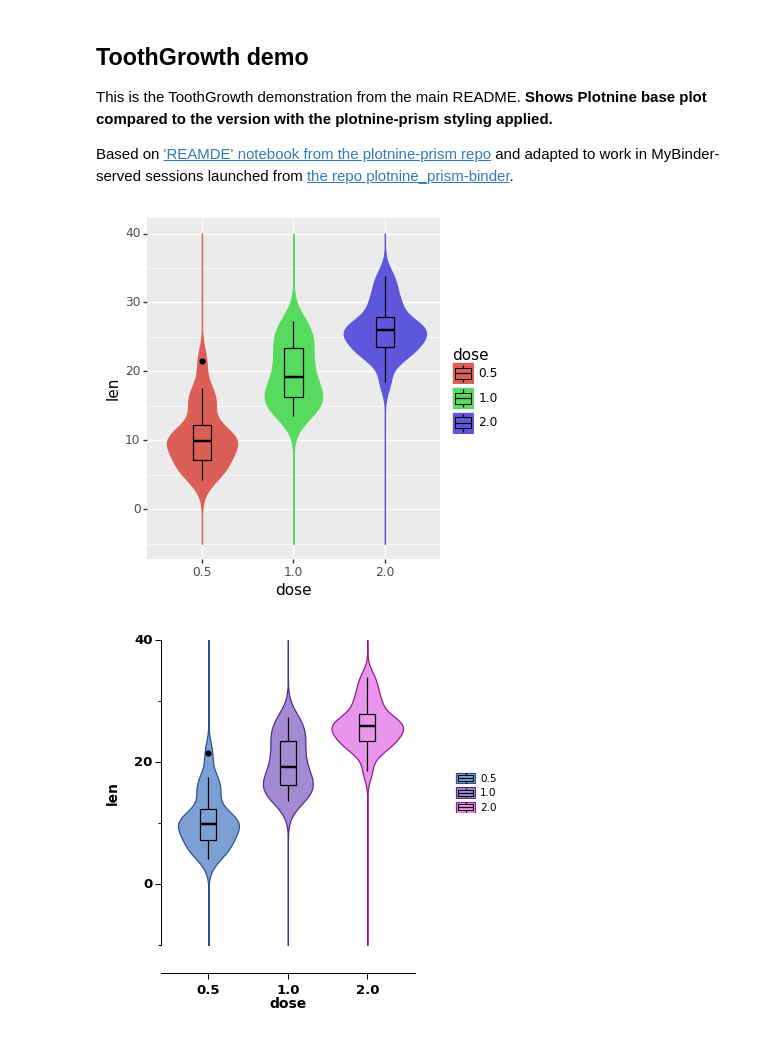
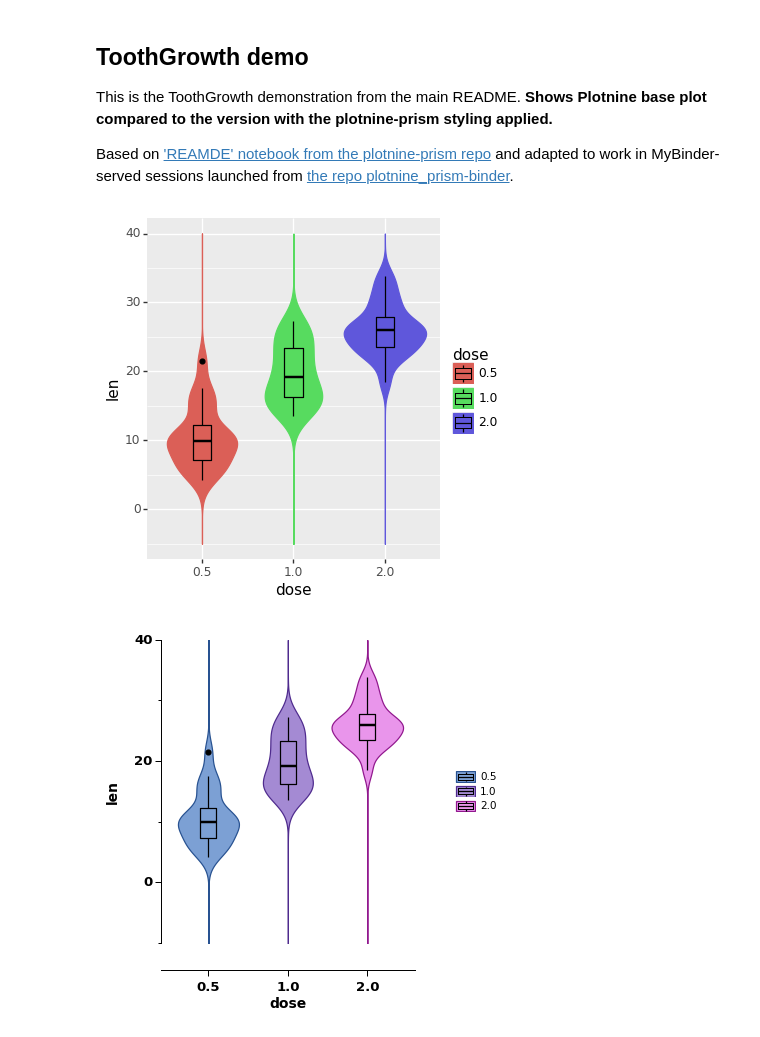
Before and after one commit to fomightez/plotnine_prism-binder, a Jupyter notebook: notebooks/README.ipynb, the cells around one changed output. Cells and saved outputs as stored; diff of their text form; code cells hidden in the pictures.

Commit message:
remove adjustment to fix x-axis label now that pwang addressed issue in the software https://github.com/pwwang/plotnine-prism/releases/tag/0.3.3

```diff
--- a/notebooks/README.ipynb
+++ b/notebooks/README.ipynb
@@ -20,14 +20,13 @@ base = (
 # %%
 p1 = base + ylim(-5, 40)
 p2 = (
     base +
     scale_y_continuous(limits=[-15, 40], guide=guide_prism_offset_minor()) +
     scale_color_prism('floral') +
     scale_fill_prism('floral') +
-    theme_prism() +
-    theme(axis_title_x=element_text(margin={'t': 10}))  # Add top margin to push the x-axis title down some so not overlapping
+    theme_prism()
 )
 print(p1, p2)
 # %% [output]
 [figure]
-[figure, old version]
+[figure, new version]
```
